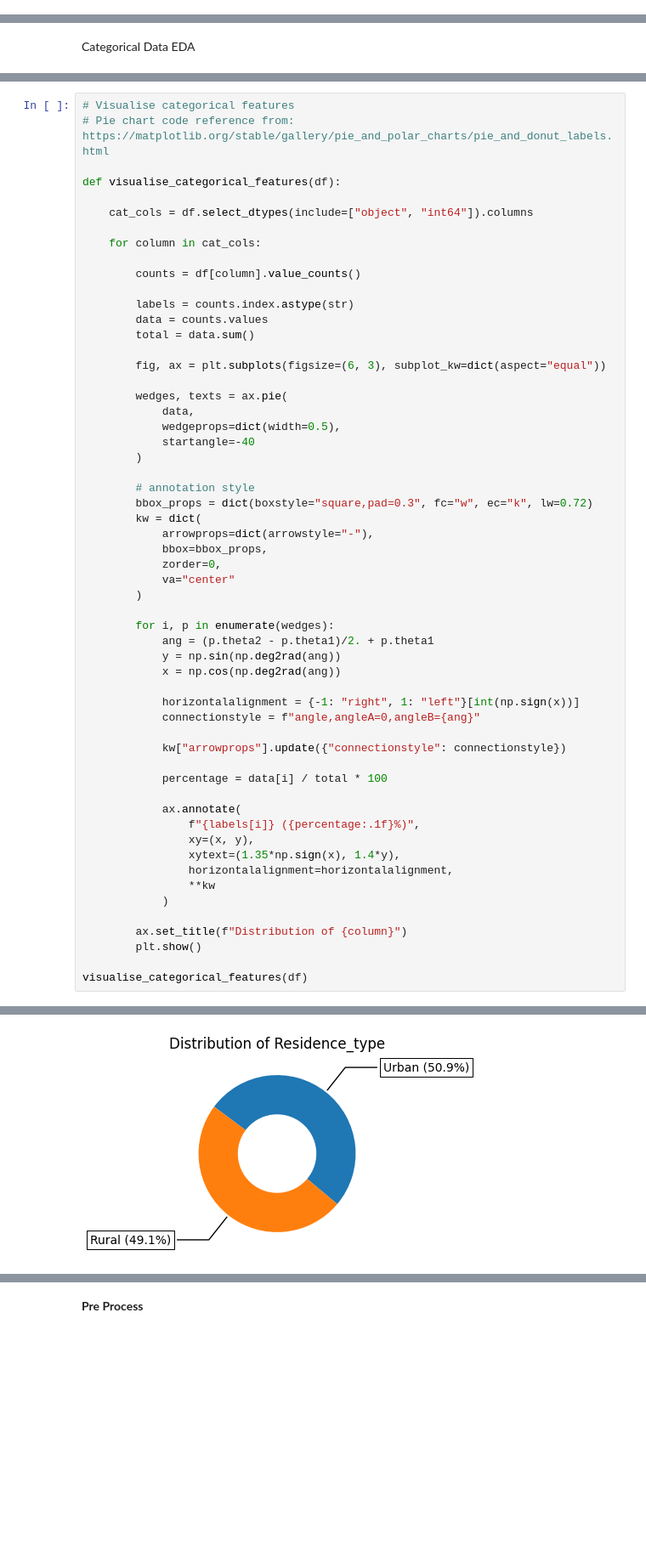
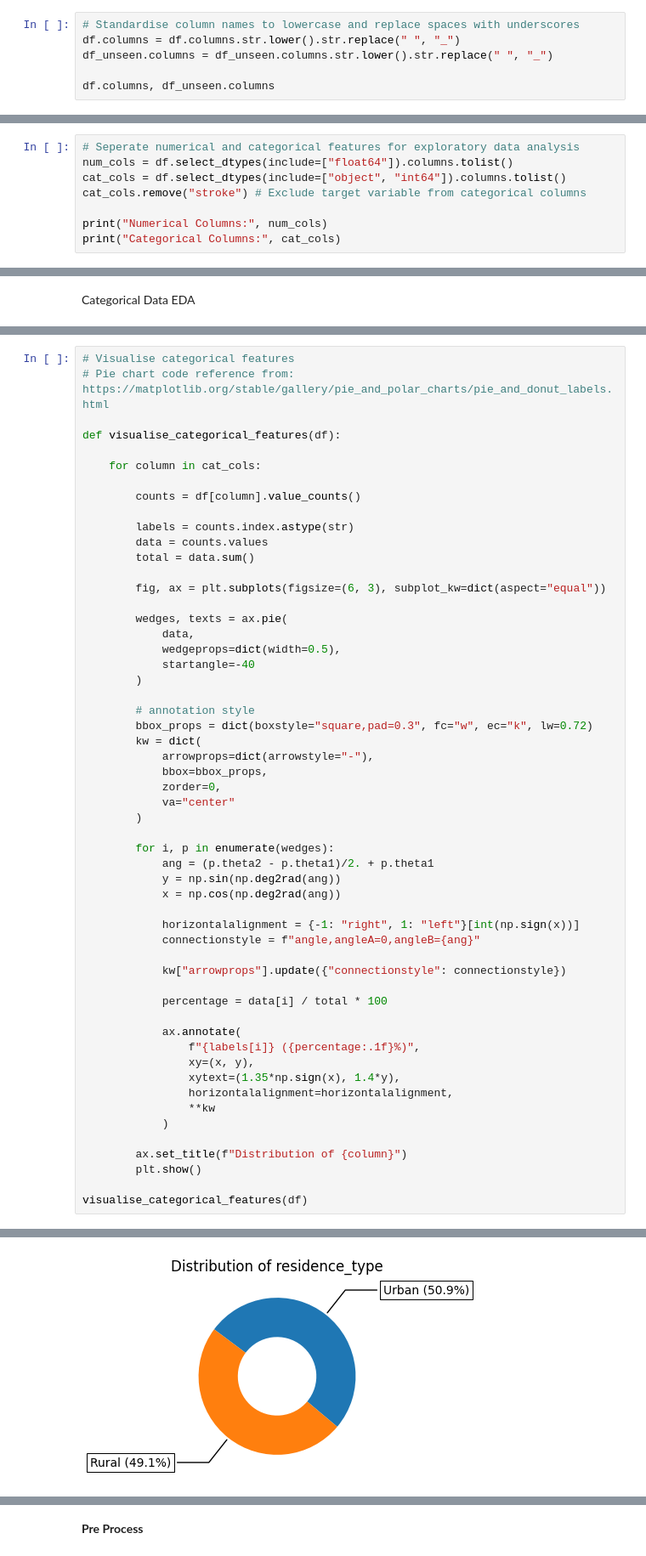
Before and after one commit to sunilramjali/ml_datascienceproject_remote, a Jupyter notebook: brainstroke.ipynb, the cells around one changed output, grey strips where cells are left out. Shown at 85% size. Cells and saved outputs as stored; diff of their text form; blank space fills up the shorter version.

Commit message:
Completed model analysis brain stroke

```diff
--- a/brainstroke.ipynb
+++ b/brainstroke.ipynb
@@ -40,3 +52,9 @@ df_unseen.head(5)
 | 2 | Female | 71.0 | 0 | 0 | Yes | Private | Rural | ... |
 | 3 | Female | 12.0 | 0 | 0 | No | children | Rural | ... |
 | 4 | Male | 63.0 | 0 | 0 | Yes | Private | Rural | ... |
+# %%
+# Standardise column names to lowercase and replace spaces with underscores
+df.columns = df.columns.str.lower().str.replace(" ", "_")
+df_unseen.columns = df_unseen.columns.str.lower().str.replace(" ", "_")
+
+df.columns, df_unseen.columns
@@ -87,3 +114,11 @@ stroke
 0    95.02
 1     4.98
 Name: proportion, dtype: float64
+# %%
+# Seperate numerical and categorical features for exploratory data analysis
+num_cols = df.select_dtypes(include=["float64"]).columns.tolist()
+cat_cols = df.select_dtypes(include=["object", "int64"]).columns.tolist()
+cat_cols.remove("stroke") # Exclude target variable from categorical columns
+
+print("Numerical Columns:", num_cols)
+print("Categorical Columns:", cat_cols)
@@ -180,8 +251,6 @@ Categorical Data EDA
 # Pie chart code reference from: https://matplotlib.org/stable/gallery/pie_and_polar_charts/pie_and_donut_labels.html
 
 def visualise_categorical_features(df):
-
-    cat_cols = df.select_dtypes(include=["object", "int64"]).columns
 
     for column in cat_cols:
 
@@ -211,32 +280,32 @@ def visualise_categorical_features(df):
         for i, p in enumerate(wedges):
             ang = (p.theta2 - p.theta1)/2. + p.theta1
             y = np.sin(np.deg2rad(ang))
             x = np.cos(np.deg2rad(ang))
 
             horizontalalignment = {-1: "right", 1: "left"}[int(np.sign(x))]
             connectionstyle = f"angle,angleA=0,angleB={ang}"
 
             kw["arrowprops"].update({"connectionstyle": connectionstyle})
 
             percentage = data[i] / total * 100
 
             ax.annotate(
                 f"{labels[i]} ({percentage:.1f}%)",
                 xy=(x, y),
                 xytext=(1.35*np.sign(x), 1.4*y),
                 horizontalalignment=horizontalalignment,
                 **kw
             )
 
         ax.set_title(f"Distribution of {column}")
         plt.show()
 
 visualise_categorical_features(df)
 # %% [output]
 [figure]
 [figure]
 [figure]
 [figure]
 [figure]
-[figure, old version]
+[figure, new version]
 [figure]
```
Also changed, not shown: parts of 34 cells of this notebook.
